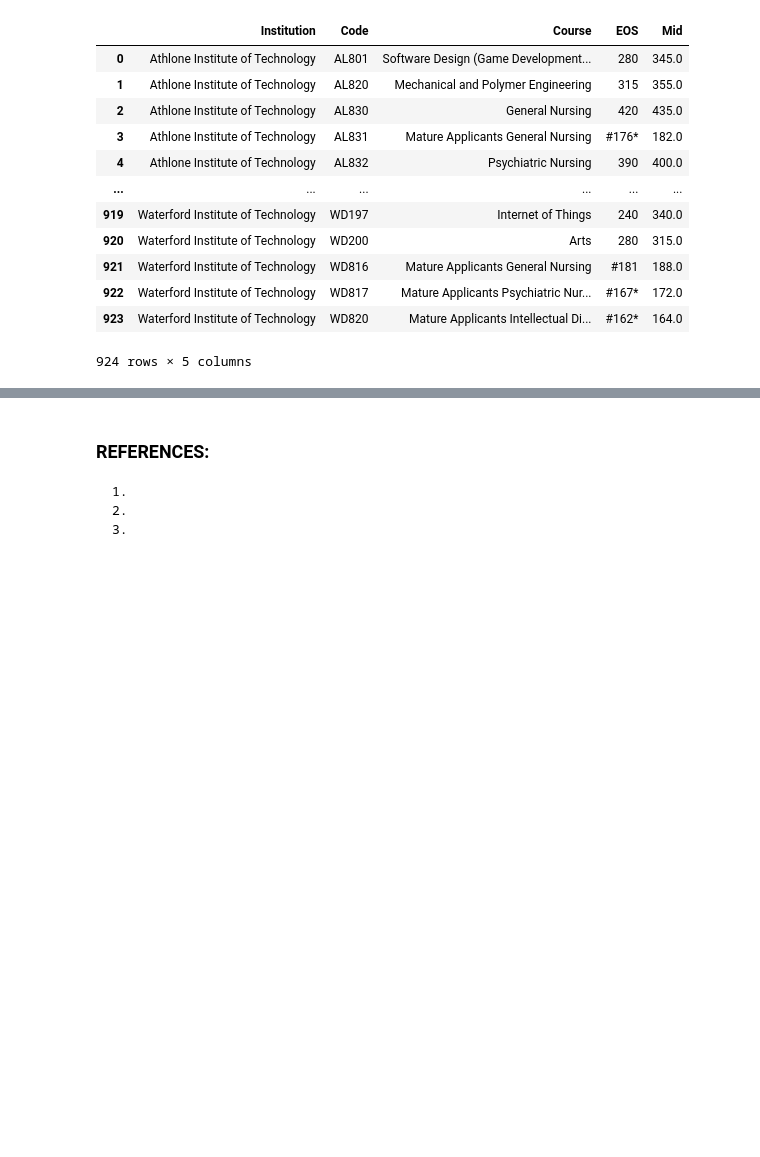
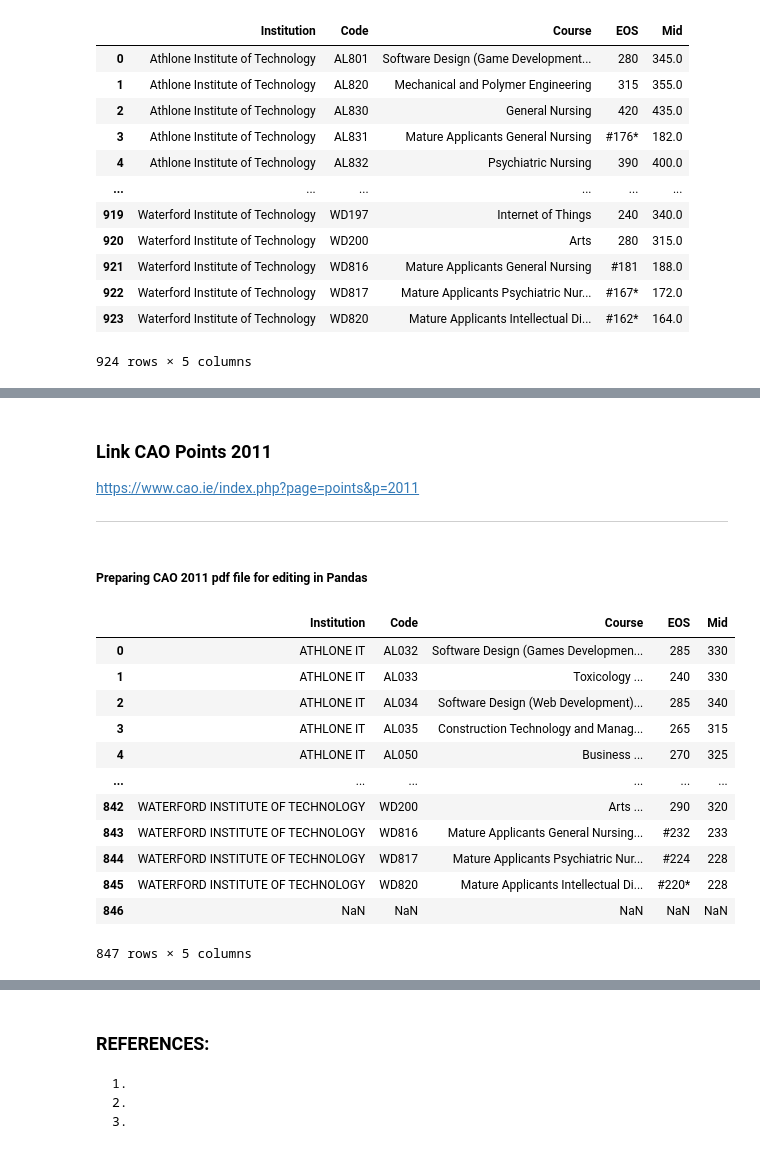
Before and after one commit to DracoNibilis/CAO_Points_Analysis, a Jupyter notebook: cao.ipynb, the cells around one changed output, grey strips where cells are left out. Cells and saved outputs as stored; diff of their text form; code cells hidden in the pictures; blank space fills up the shorter version.

```diff
--- a/cao.ipynb
+++ b/cao.ipynb
@@ -357,0 +430,24 @@ df2015
+# %% [markdown]
+### Link CAO Points 2011
+https://www.cao.ie/index.php?page=points&p=2011
+***
+# %% [markdown]
+##### Preparing CAO 2011 pdf file for editing in Pandas
+# %%
+# Read CAO Points 2011 edited from csv (tsv) file to pandas
+df2011 = pd.read_csv("data/CAO2011_edited.csv", sep="\t")
+df2011
+# %% [output]
+|  | Institution | Code | Course | EOS | Mid |
+| 0 | ATHLONE IT | AL032 | Software Design (Games Developmen... | 285 | 330 |
+| 1 | ATHLONE IT | AL033 | Toxicology ... | 240 | 330 |
+| 2 | ATHLONE IT | AL034 | Software Design (Web Development)... | 285 | 340 |
+| 3 | ATHLONE IT | AL035 | Construction Technology and Manag... | 265 | 315 |
+| 4 | ATHLONE IT | AL050 | Business ... | 270 | 325 |
+| ... | ... | ... | ... | ... | ... |
+| 842 | WATERFORD INSTITUTE OF TECHNOLOGY | WD200 | Arts ... | 290 | 320 |
+| 843 | WATERFORD INSTITUTE OF TECHNOLOGY | WD816 | Mature Applicants General Nursing... | #232 | 233 |
+| 844 | WATERFORD INSTITUTE OF TECHNOLOGY | WD817 | Mature Applicants Psychiatric Nur... | #224 | 228 |
+| 845 | WATERFORD INSTITUTE OF TECHNOLOGY | WD820 | Mature Applicants Intellectual Di... | #220* | 228 |
+| 846 | NaN | NaN | NaN | NaN | NaN |
+847 rows × 5 columns
```
Also changed, not shown: parts of 13 cells of this notebook, 19 other files.
